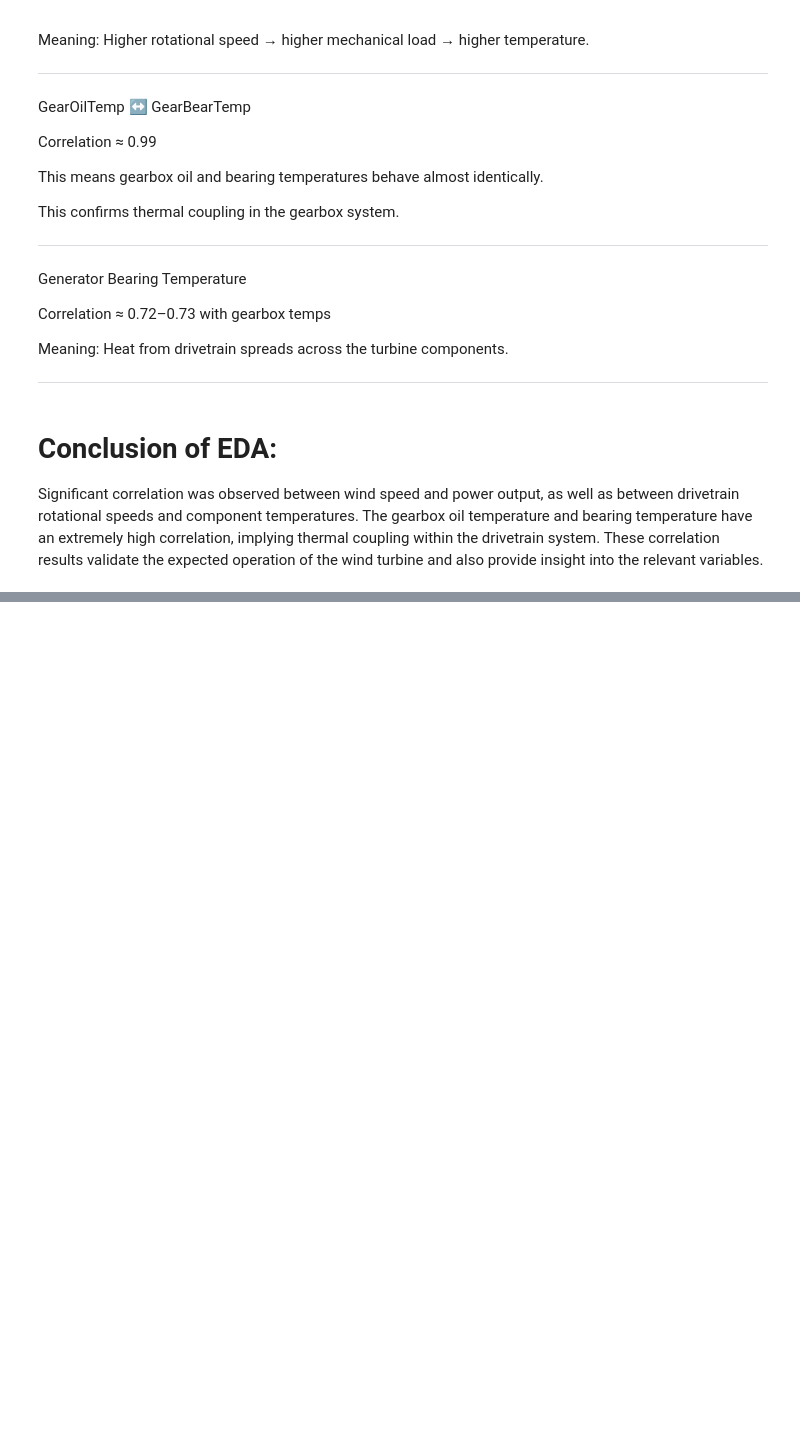
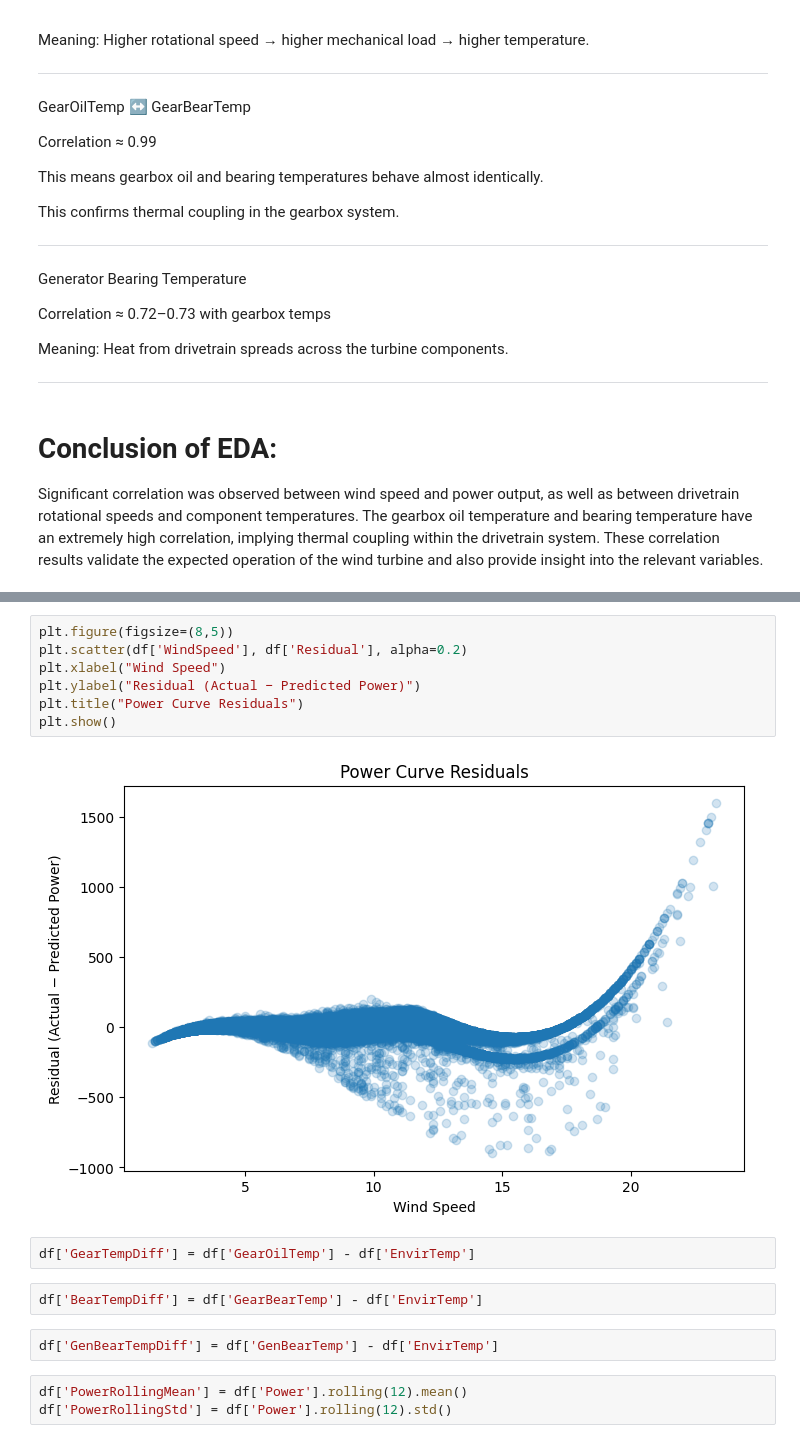
Before and after one commit to prashansarathod/COSC-5806-W03---Data-Analysis-With-Python, a Jupyter notebook: project.ipynb, the cells around one changed output, grey strips where cells are left out. Saved outputs shown, nothing was run; the diff lists cells and outputs as text; blank space fills up the shorter version.

```diff
--- a/project.ipynb
+++ b/project.ipynb
@@ -198,0 +243,18 @@ Significant correlation was observed between wind speed and power output, as wel
+# %%
+plt.figure(figsize=(8,5))
+plt.scatter(df['WindSpeed'], df['Residual'], alpha=0.2)
+plt.xlabel("Wind Speed")
+plt.ylabel("Residual (Actual − Predicted Power)")
+plt.title("Power Curve Residuals")
+plt.show()
+# %% [output]
+[figure, added]
+# %%
+df['GearTempDiff'] = df['GearOilTemp'] - df['EnvirTemp']
+# %%
+df['BearTempDiff'] = df['GearBearTemp'] - df['EnvirTemp']
+# %%
+df['GenBearTempDiff'] = df['GenBearTemp'] - df['EnvirTemp']
+# %%
+df['PowerRollingMean'] = df['Power'].rolling(12).mean()
+df['PowerRollingStd'] = df['Power'].rolling(12).std()
```
Also changed, not shown: parts of 16 cells of this notebook.
